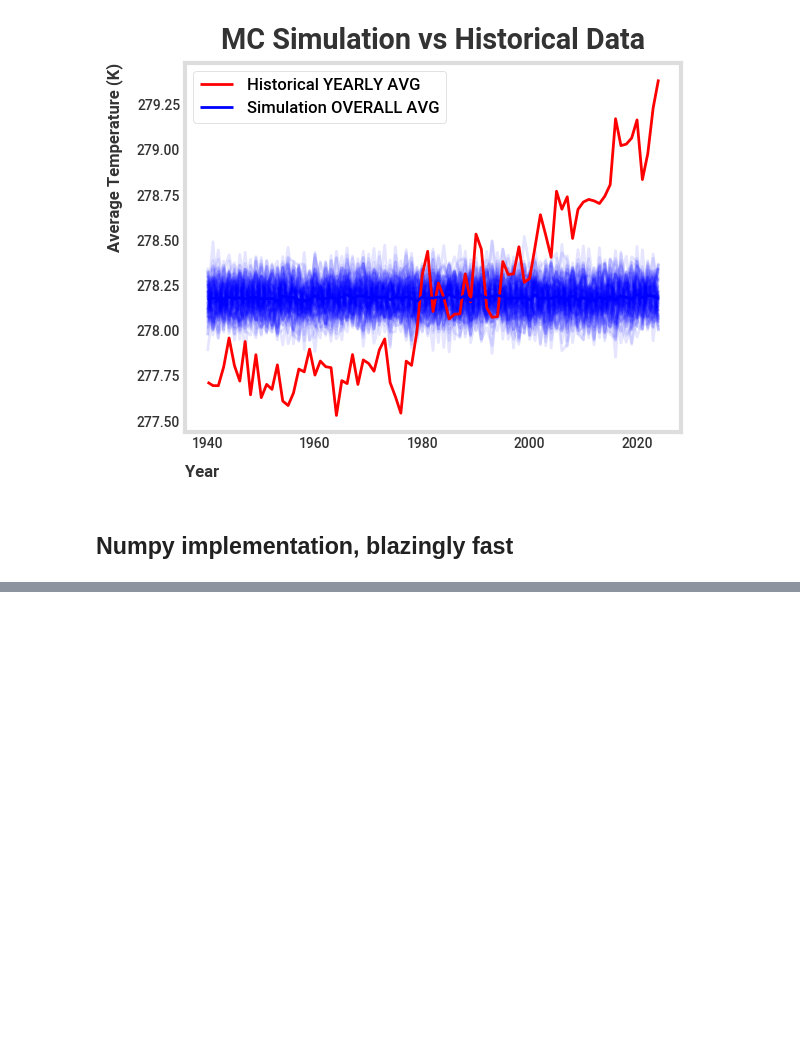
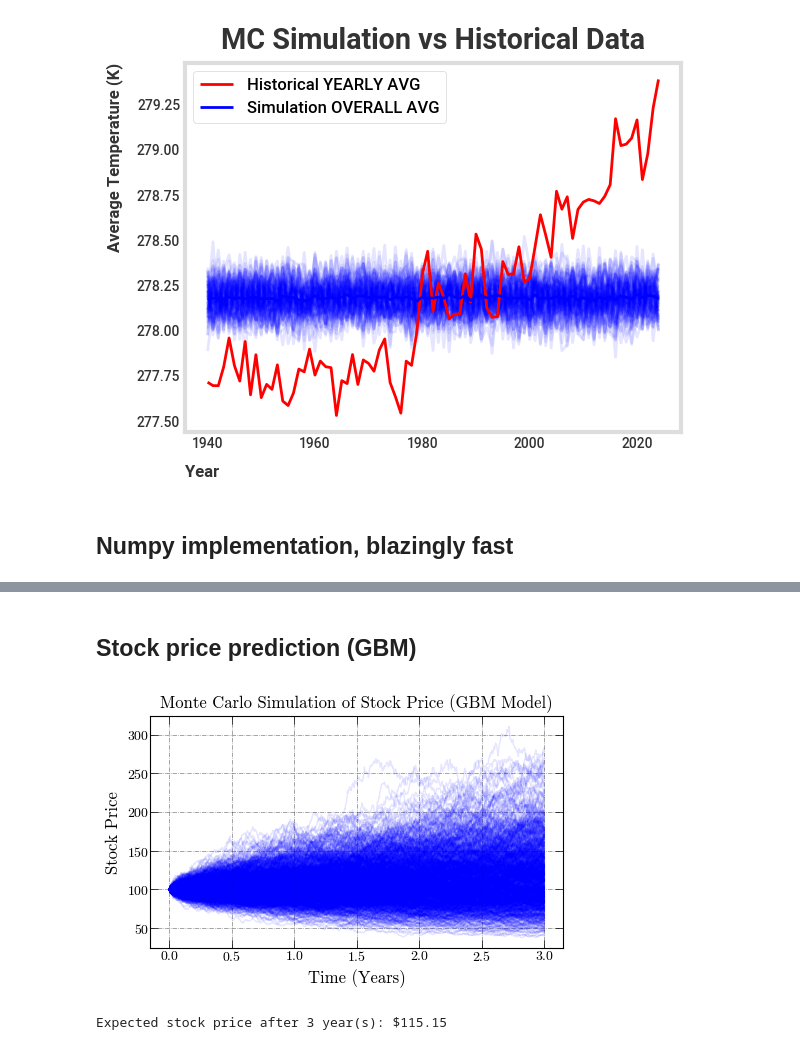
Before and after one commit to iragca/compstat-research, a Jupyter notebook: notebooks/5.0-iragca-monte-carlo-test.ipynb, the cells around one changed output, grey strips where cells are left out. Saved outputs shown, nothing was run; the diff lists cells and outputs as text; code cells hidden in the pictures; blank space fills up the shorter version.

```diff
--- a/notebooks/5.0-iragca-monte-carlo-test.ipynb
+++ b/notebooks/5.0-iragca-monte-carlo-test.ipynb
@@ -116,0 +212,38 @@ Text(0, 1, 'Average Temperature (K)')
+# %% [markdown]
+## Stock price prediction (GBM)
+# %%
+import numpy as np
+import matplotlib.pyplot as plt
+
+# Parameters
+S0 = 100  # Initial stock price
+mu = 0.05  # Expected annual return (drift)
+sigma = 0.2  # Volatility (standard deviation of returns)
+T = 3  # Time period in years
+dt = 1/252  # Daily time step (assuming 252 trading days in a year)
+N = int(T / dt)  # Number of steps
+M = 1000  # Number of simulations
+
+# Monte Carlo Simulation
+np.random.seed(42)  # For reproducibility
+time = np.linspace(0, T, N)
+simulations = np.zeros((M, N))
+simulations[:, 0] = S0  # Set initial stock price for all simulations
+
+for i in range(1, N):
+    Z = np.random.standard_normal(M)  # Random normal variables
+    simulations[:, i] = simulations[:, i-1] * np.exp((mu - 0.5 * sigma**2) * dt + sigma * np.sqrt(dt) * Z)
+
+# Plot results
+plt.plot(time, simulations.T, alpha=0.1, color="blue")
+plt.title("Monte Carlo Simulation of Stock Price (GBM Model)")
+plt.xlabel("Time (Years)")
+plt.ylabel("Stock Price")
+plt.show()
+
+# Expected price after T years
+expected_price = np.mean(simulations[:, -1])
+print(f"Expected stock price after {T} year(s): ${expected_price:.2f}")
+# %% [output]
+[figure, added]
+Expected stock price after 3 year(s): $115.15
```
Also changed, not shown: parts of 10 cells of this notebook, 7 other files.
